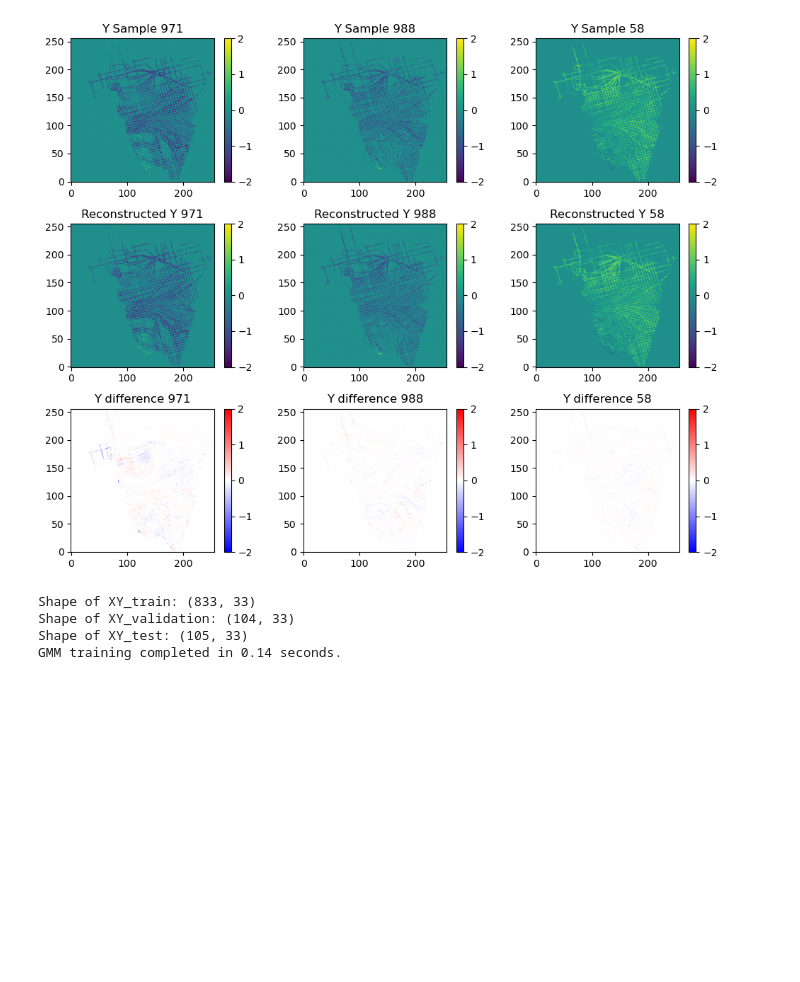
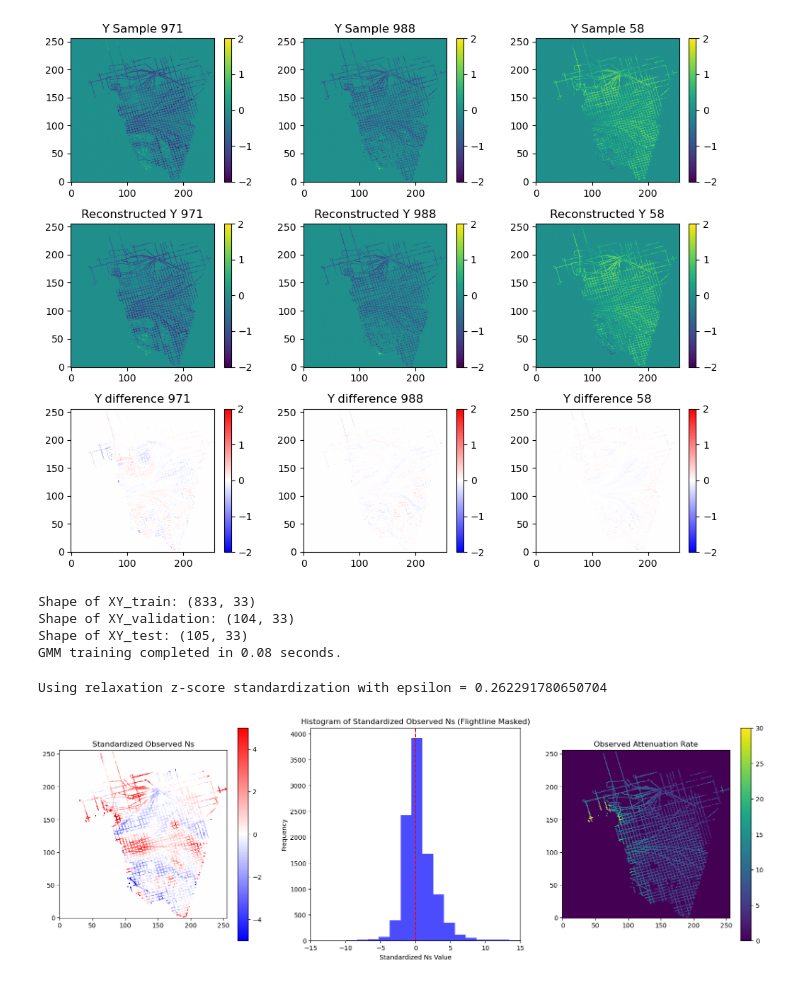
Before and after one commit to alastairyang/GMR-inference, a Jupyter notebook: notebooks/main.ipynb, the cells around one changed output. Cells and saved outputs as stored; diff of their text form; code cells hidden in the pictures; blank space fills up the shorter version.

```diff
--- a/notebooks/main.ipynb
+++ b/notebooks/main.ipynb
@@ -99,8 +136,14 @@ md.pca_recon_inspection(n_component_x=30, n_component_y=10)
 md.reduce(n_component_x=25, n_component_y=8)
 md.data_split(train_ratio=0.8, validation_ratio=0.1, test_ratio=0.1)
 md.train_gmm(n_components=25)
+md.plot_gmm_samples(n_samples=3)
 # %% [output]
 Shape of XY_train: (833, 33)
 Shape of XY_validation: (104, 33)
 Shape of XY_test: (105, 33)
-GMM training completed in 0.14 seconds.
+GMM training completed in 0.08 seconds.
+# %%
+md.load_obs_data(atten_rate_avg)
+# %% [output]
+Using relaxation z-score standardization with epsilon = 0.262291780650704
+[figure, added]
```
Also changed, not shown: parts of 2 cells of this notebook, 1 other file.
